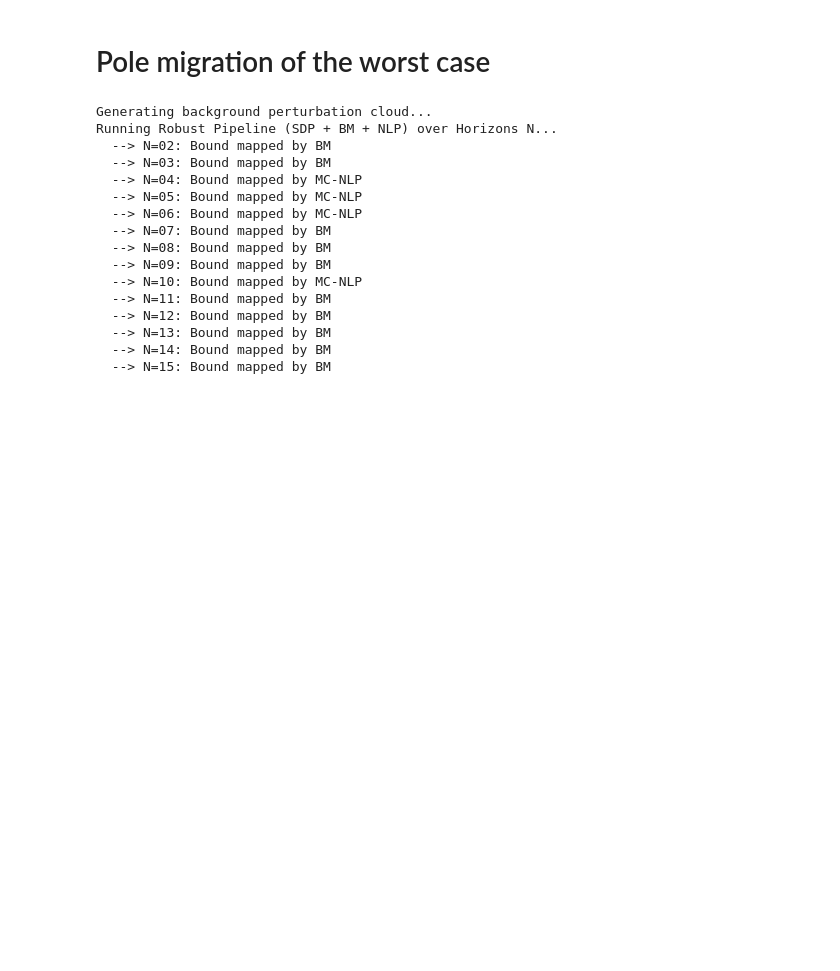
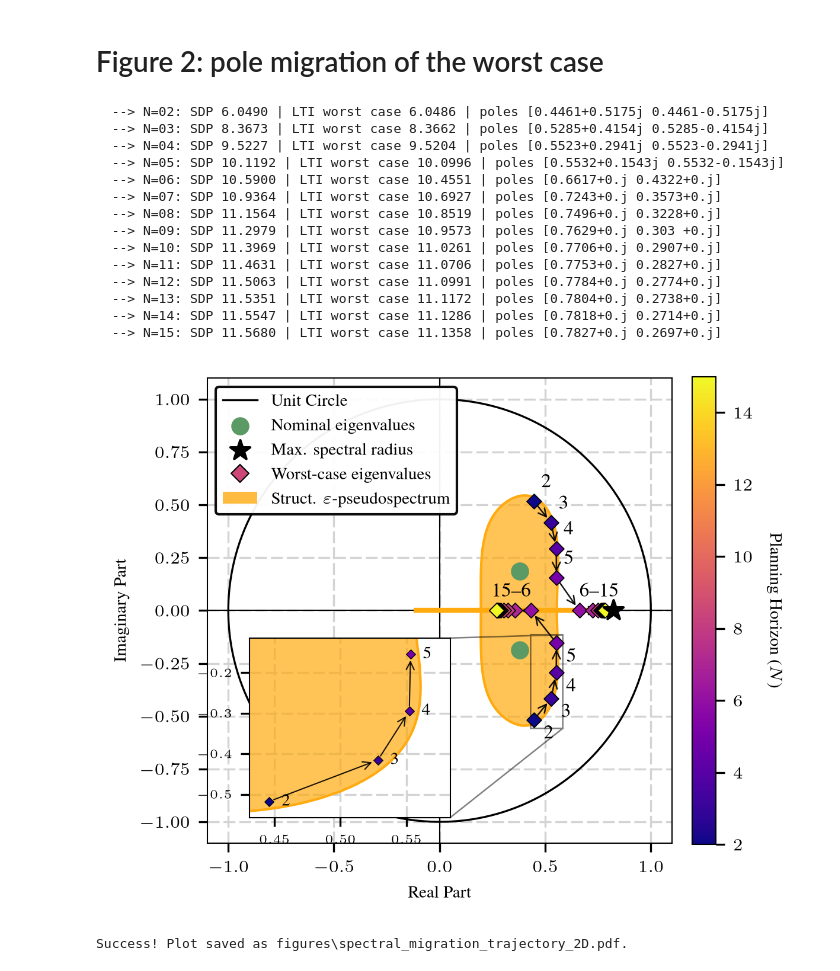
Before and after one commit to AnthonyCouthures/PEP-LQR, a Jupyter notebook: PEP_LQR-ECC2027.ipynb, the cells around one changed output. Saved outputs shown, nothing was run; the diff lists cells and outputs as text; code cells hidden in the pictures; blank space fills up the shorter version.

```diff
--- a/PEP_LQR-ECC2027.ipynb
+++ b/PEP_LQR-ECC2027.ipynb
@@ -1300,59 +128,44 @@ Success! Saved 4 files:
 - 'A_3_worst_case_flow.pdf'
 - 'A_3_spectral_targeting.pdf'
 # %% [markdown]
-# Pole migration of the  worst case
+# Figure 2: pole migration of the worst case
 # %%
-
-def match_poles(p_prev, p_curr):
-    """Sorts poles to ensure continuous lines when drawing trajectory arrows."""
-    d1 = abs(p_prev[0]-p_curr[0]) + abs(p_prev[1]-p_curr[1])
-    d2 = abs(p_prev[0]-p_curr[1]) + abs(p_prev[1]-p_curr[0])
-    return p_curr if d1 <= d2 else np.array([p_curr[1], p_curr[0]])
-
 params = {
     'A11': 1.0, 'A12': 1.0, 'A21': 0.0, 'A22': 1.0,
     'B1': 0.0, 'B2': 1.0,
     'Q11': 1.0, 'Q22': 1.0, 'R11': 1.0,
-    'S11': 0.0, 'S22': 1.0,  # Matches S = diag([0, 1])
+    'S11': 0.0, 'S22': 1.0,  # S = diag([0, 1])
     'eps_A': 0.15, 'eps_B': 0.05,
-    'apply_bm': True, 'num_sims': 2000
+    'num_sims': 2000
 }
 
-# 1. Fetch Nominal matrices to generate the background Cloud
-A, B, Q, R, _ = build_system_matrices(params['A11'], params['A12'], params['A21'], params['A22'],
-                                      params['B1'], params['B2'], params['Q11'], params['Q22'],
-                                      params['R11'], params['S11'], params['S22'])
-_, K, Phi, _ = solve_nominal_lqr(A, B, Q, R)
+N_values = list(range(2, 16))
+wc_poles, prev = {}, None
+for N in N_values:
+    res, msg = solve_pep_2d(**params, N=N, rng=rng, prev=prev)   # warm start from the previous horizon
+    if res is None:
+        print(f"  --> N={N:02d}: Failed ({msg})")
+        continue
+    wc_poles[N] = np.linalg.eigvals(res['Phi_wc'])
+    prev = res['wc']
+    print(f"  --> N={N:02d}: SDP {res['gamma_N']:.4f} | LTI worst case {res['cost_ext']:.4f} "
+          f"| poles {np.round(wc_poles[N], 4)}")
 
-print("Generating background perturbation cloud...")
-cloud_eigs = generate_perturbation_cloud(Phi, K, params['eps_A'], params['eps_B'], N_samples=80000, n=2, m=1)
-
-# 2. Run the Robust Pipeline over horizons N
-N_values = list(range(2, 16))
-wc_poles = {}
-
-print("Running Robust Pipeline (SDP + BM + NLP) over Horizons N...")
-for N in N_values:
-    res, msg = solve_pep_2d(**params, N=N)
-    if res is not None:
-        wc_poles[N] = np.linalg.eigvals(res['Phi_wc'])
-        print(f"  --> N={N:02d}: Bound mapped by {res['wc_method']}")
-    else:
-        print(f"  --> N={N:02d}: Failed ({msg})")
+plot_pole_migration(N_values, wc_poles, res['problem'])
 # %% [output]
-Generating background perturbation cloud...
-Running Robust Pipeline (SDP + BM + NLP) over Horizons N...
-  --> N=02: Bound mapped by BM
-  --> N=03: Bound mapped by BM
-  --> N=04: Bound mapped by MC-NLP
-  --> N=05: Bound mapped by MC-NLP
-  --> N=06: Bound mapped by MC-NLP
-  --> N=07: Bound mapped by BM
-  --> N=08: Bound mapped by BM
-  --> N=09: Bound mapped by BM
-  --> N=10: Bound mapped by MC-NLP
-  --> N=11: Bound mapped by BM
-  --> N=12: Bound mapped by BM
-  --> N=13: Bound mapped by BM
-  --> N=14: Bound mapped by BM
-  --> N=15: Bound mapped by BM
+  --> N=02: SDP 6.0490 | LTI worst case 6.0486 | poles [0.4461+0.5175j 0.4461-0.5175j]
+  --> N=03: SDP 8.3673 | LTI worst case 8.3662 | poles [0.5285+0.4154j 0.5285-0.4154j]
+  --> N=04: SDP 9.5227 | LTI worst case 9.5204 | poles [0.5523+0.2941j 0.5523-0.2941j]
+  --> N=05: SDP 10.1192 | LTI worst case 10.0996 | poles [0.5532+0.1543j 0.5532-0.1543j]
+  --> N=06: SDP 10.5900 | LTI worst case 10.4551 | poles [0.6617+0.j 0.4322+0.j]
+  --> N=07: SDP 10.9364 | LTI worst case 10.6927 | poles [0.7243+0.j 0.3573+0.j]
+  --> N=08: SDP 11.1564 | LTI worst case 10.8519 | poles [0.7496+0.j 0.3228+0.j]
+  --> N=09: SDP 11.2979 | LTI worst case 10.9573 | poles [0.7629+0.j 0.303 +0.j]
+  --> N=10: SDP 11.3969 | LTI worst case 11.0261 | poles [0.7706+0.j 0.2907+0.j]
+  --> N=11: SDP 11.4631 | LTI worst case 11.0706 | poles [0.7753+0.j 0.2827+0.j]
+  --> N=12: SDP 11.5063 | LTI worst case 11.0991 | poles [0.7784+0.j 0.2774+0.j]
+  --> N=13: SDP 11.5351 | LTI worst case 11.1172 | poles [0.7804+0.j 0.2738+0.j]
+  --> N=14: SDP 11.5547 | LTI worst case 11.1286 | poles [0.7818+0.j 0.2714+0.j]
+  --> N=15: SDP 11.5680 | LTI worst case 11.1358 | poles [0.7827+0.j 0.2697+0.j]
+[figure, added]
+Success! Plot saved as figures\spectral_migration_trajectory_2D.pdf.
```
Also changed, not shown: parts of 20 cells of this notebook.
